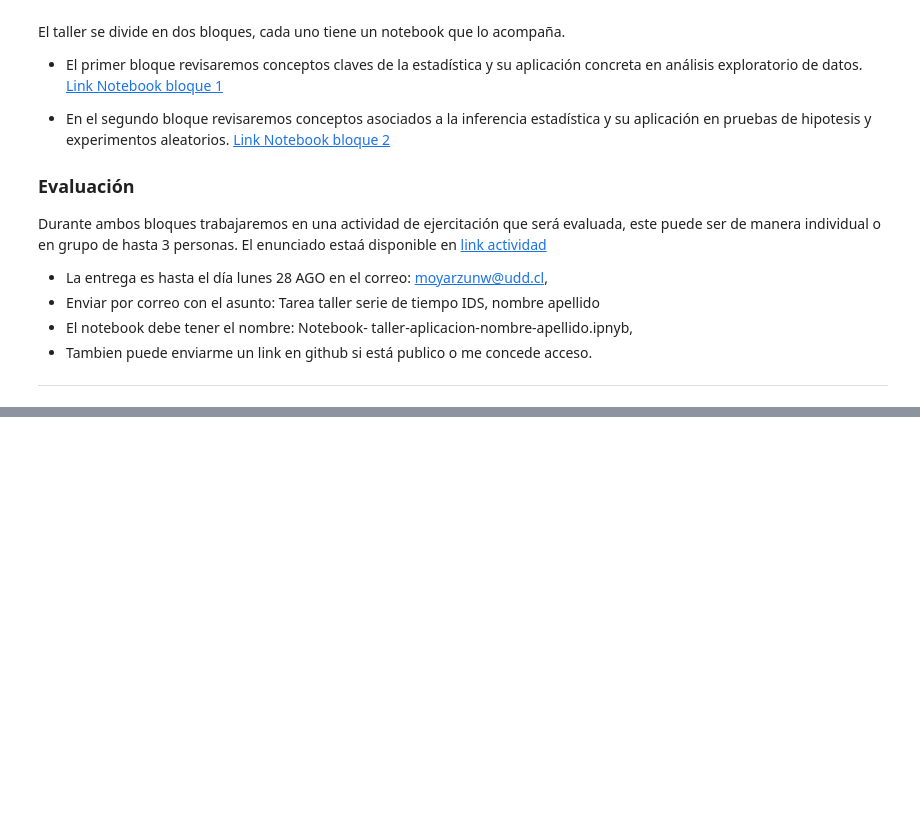
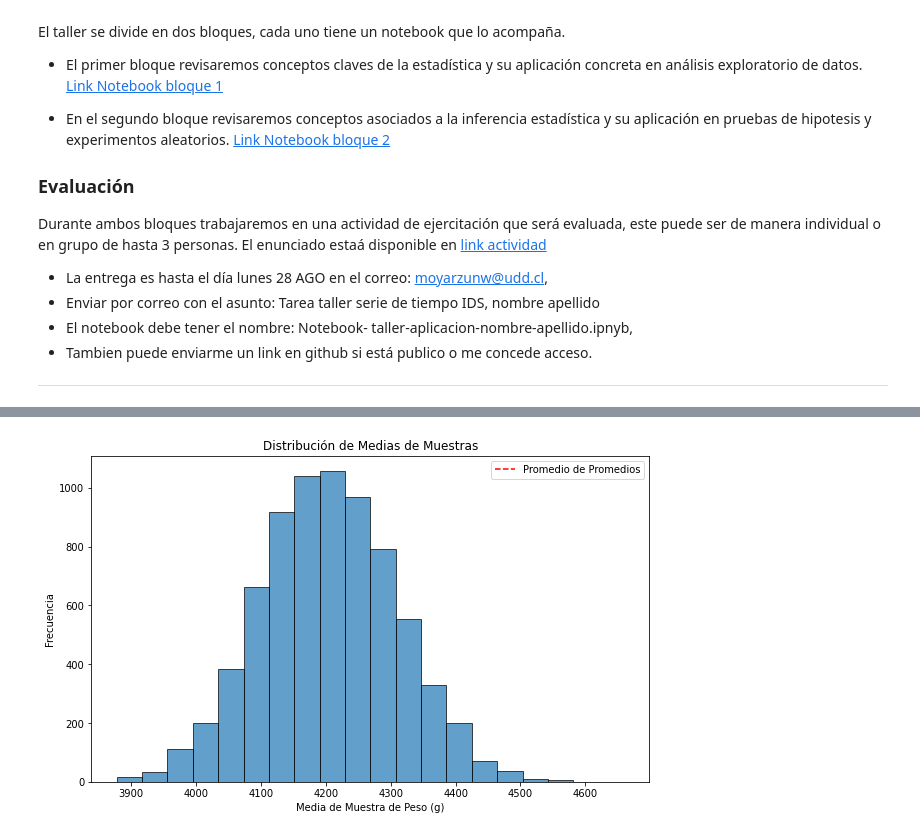
Before and after one commit to melanieoyarzun/taller_estadisticaDS, a Jupyter notebook: bloque2-tallerSTATSIDS_inferencia.ipynb, the cells around one changed output, grey strips where cells are left out. Drawn from its saved outputs; the diff is of its cells as text; code cells hidden in the pictures; blank space fills up the shorter version.

```diff
--- a/bloque2-tallerSTATSIDS_inferencia.ipynb
+++ b/bloque2-tallerSTATSIDS_inferencia.ipynb
@@ -34,0 +95,30 @@ Durante ambos bloques trabajaremos en una actividad de ejercitación que será e
+# %%
+import numpy as np
+
+# Definir el tamaño de cada muestra y la cantidad de muestras
+tamano_muestra = 50
+cantidad_muestras = 10000
+
+# Crear una lista para almacenar las medias de cada muestra
+medias_muestras = []
+
+# Realizar el muestreo y cálculo de medias para cada muestra
+for _ in range(cantidad_muestras):
+    muestra = np.random.choice(penguins['body_mass_g'], size=tamano_muestra, replace=False)
+    media_muestra = np.mean(muestra)
+    medias_muestras.append(media_muestra)
+
+# Calcular el promedio de los promedios de las muestras
+promedio_promedios = np.mean(medias_muestras)
+
+# Crear el gráfico de las medias de las muestras
+plt.figure(figsize=(10, 6))
+plt.hist(medias_muestras, bins=20, edgecolor='black', alpha=0.7)
+plt.axvline(x=promedio_promedios, color='red', linestyle='dashed', label='Promedio de Promedios')
+plt.title('Distribución de Medias de Muestras')
+plt.xlabel('Media de Muestra de Peso (g)')
+plt.ylabel('Frecuencia')
+plt.legend()
+plt.show()
+# %% [output]
+[figure, added]
```
Also changed, not shown: parts of 25 cells of this notebook, 2 other files.
